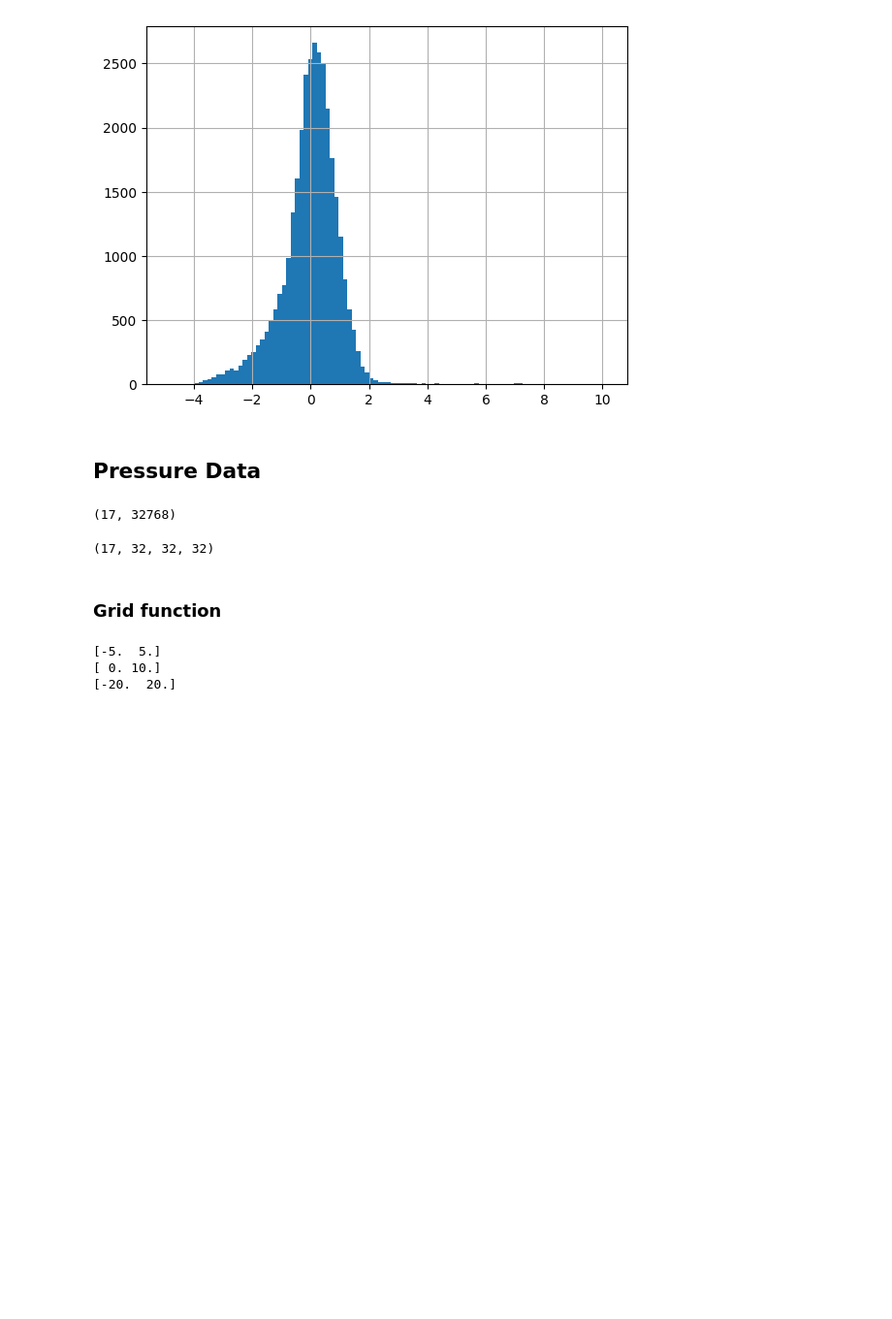
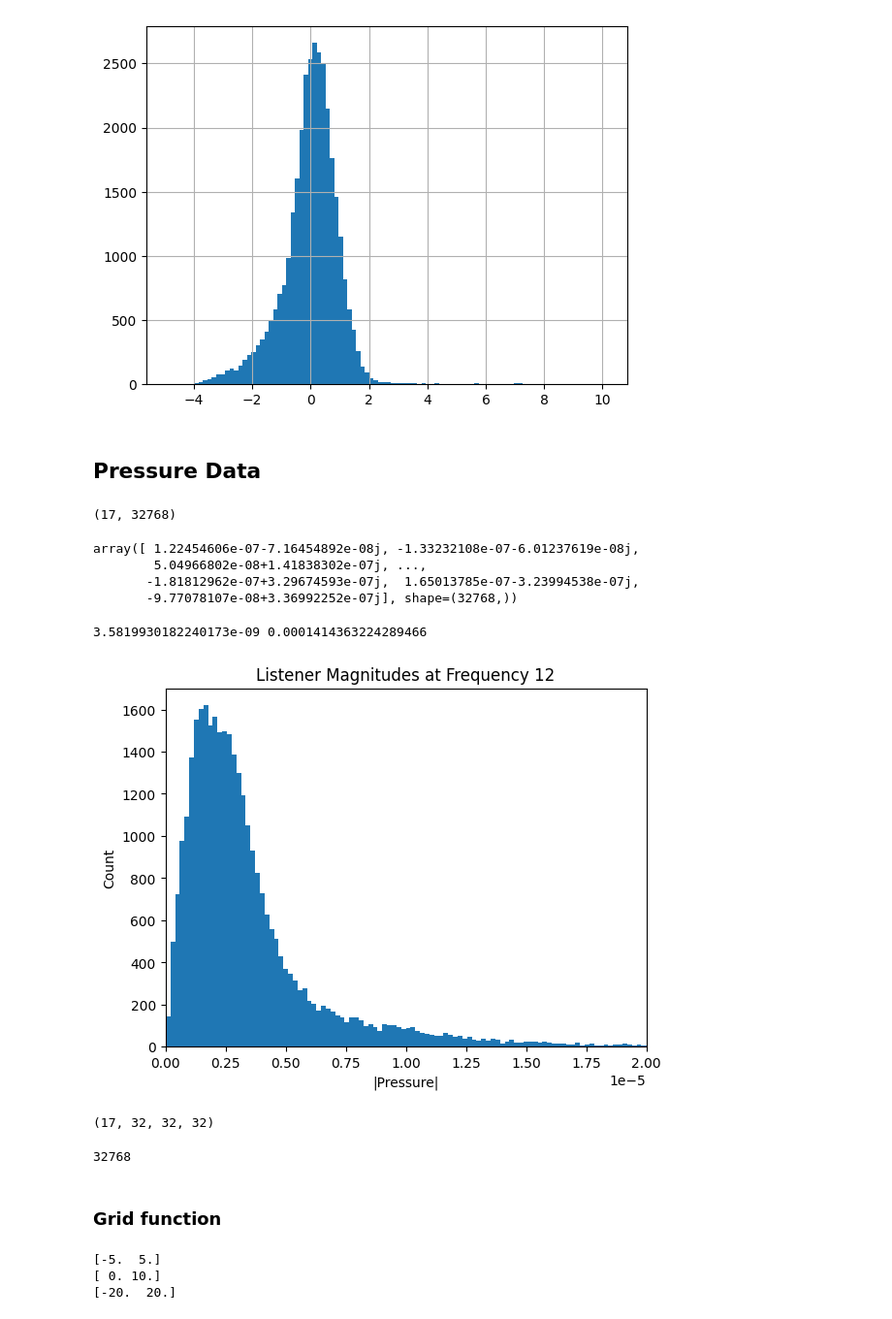
Before and after one commit to eboesch/AcousticDiffusers, a Jupyter notebook: DataExploration.ipynb, the cells around one changed output. Shown at 97% size. Cells and saved outputs as stored; diff of their text form; code cells hidden in the pictures; blank space fills up the shorter version.

Commit message:
pressure and height map data analysis

```diff
--- a/DataExploration.ipynb
+++ b/DataExploration.ipynb
@@ -498,11 +498,38 @@ sample = np.load('n01532829_124.npy')
 sample.shape
 # %% [output]
 (17, 32768)
+# %%
+sample[0]
+# %% [output]
+array([ 1.22454606e-07-7.16454892e-08j, -1.33232108e-07-6.01237619e-08j,
+        5.04966802e-08+1.41838302e-07j, ...,
+       -1.81812962e-07+3.29674593e-07j,  1.65013785e-07-3.23994538e-07j,
+       -9.77078107e-08+3.36992252e-07j], shape=(32768,))
+# %%
+print(np.abs(sample).min(), np.abs(sample).max())
+# %% [output]
+3.5819930182240173e-09 0.0001414363224289466
+# %%
+idx = 12
+plt.hist(np.abs(sample[idx].flatten()), bins=500)
+plt.title(f"Listener Magnitudes at Frequency {idx}")
+plt.xlabel("|Pressure|")
+# plt.xscale("log")
+plt.xlim(0,2e-5)
+plt.ylabel("Count")
+plt.show()
+# %% [output]
+[figure, added]
 # %%
 shaped = sample.reshape(sample.shape[0], 32,32,32)
 shaped.shape
 # %% [output]
 (17, 32, 32, 32)
+# %%
+flat = shaped.reshape(sample.shape[0], -1)
+flat.shape[1]
+# %% [output]
+32768
 # %% [markdown]
 ### Grid function
 # %%
```
Also changed, not shown: 1 other file.
